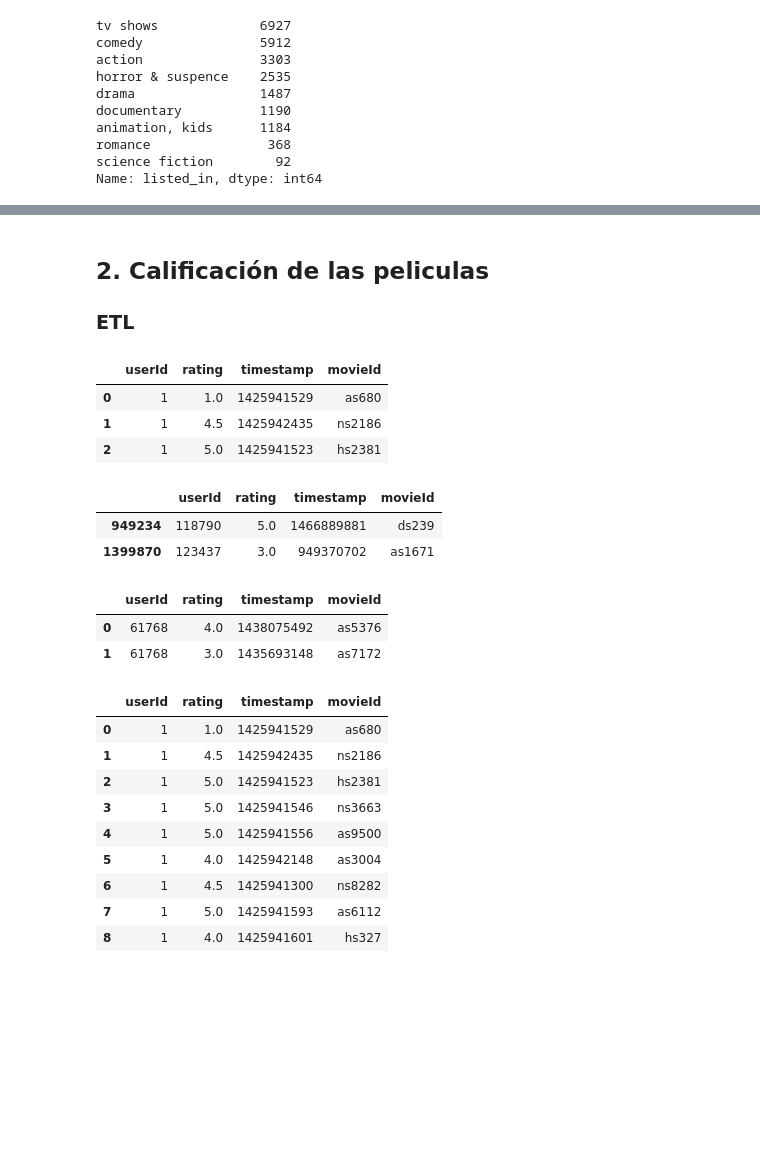
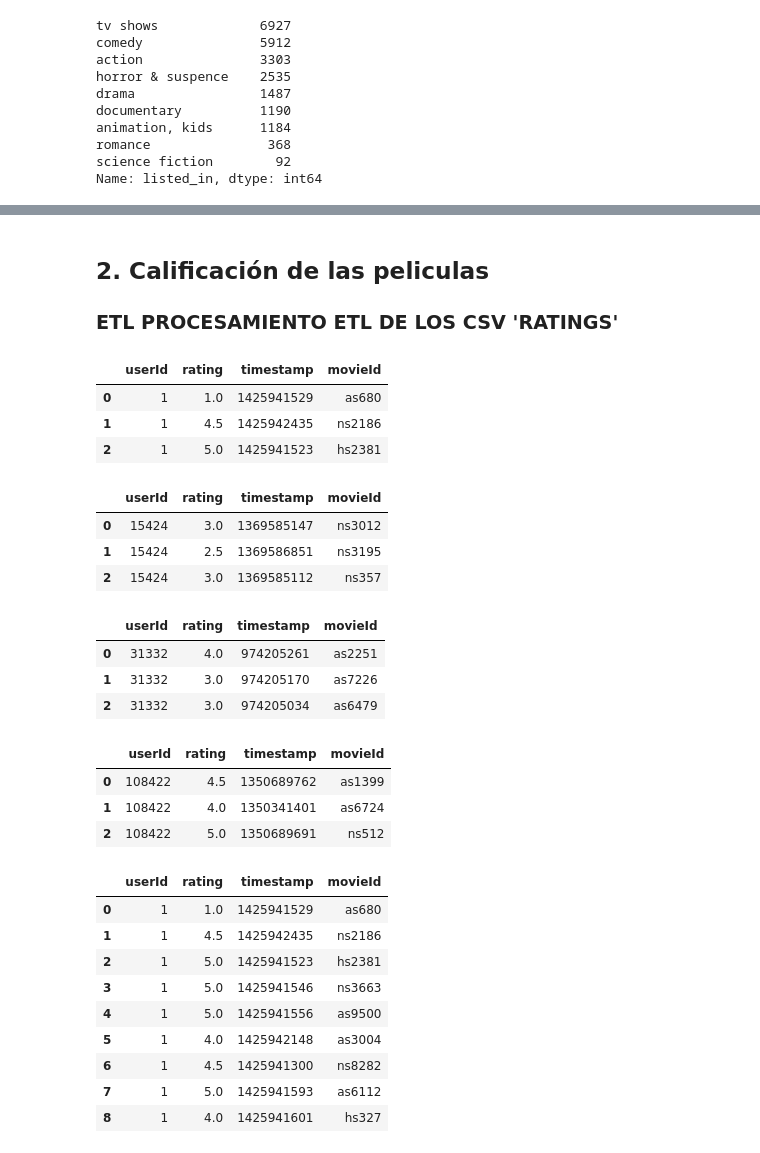
Before and after one commit to jospinoponce/ModeloRecomiendaPeliculas, a Jupyter notebook: Notebooks/1.ETL_report.ipynb, the cells around one changed output, grey strips where cells are left out. Cells and saved outputs as stored; diff of their text form; code cells hidden in the pictures; blank space fills up the shorter version.

```diff
--- a/Notebooks/ETL_report.ipynb
+++ b/Notebooks/1.ETL_report.ipynb
@@ -328,6 +323,6 @@ Se exporta el dataframe para el desarrollo del proyecto.
 # %% [markdown]
 ## 2. Calificación de las peliculas
-### ETL
+### ETL PROCESAMIENTO ETL DE LOS CSV 'RATINGS'
 # %%
 # Se importan los csv
 
@@ -346,18 +341,27 @@ df1.head(3)
 | 0 | 1 | 1.0 | 1425941529 | as680 |
 | 1 | 1 | 4.5 | 1425942435 | ns2186 |
 | 2 | 1 | 5.0 | 1425941523 | hs2381 |
-# %%
-df8.sample(2)
-# %% [output]
-|  | userId | rating | timestamp | movieId |
-| 949234 | 118790 | 5.0 | 1466889881 | ds239 |
-| 1399870 | 123437 | 3.0 | 949370702 | as1671 |
-# %%
-df5.head(2)
-# %% [output]
-|  | userId | rating | timestamp | movieId |
-| 0 | 61768 | 4.0 | 1438075492 | as5376 |
-| 1 | 61768 | 3.0 | 1435693148 | as7172 |
+# %%
+df2.head(3)
+# %% [output]
+|  | userId | rating | timestamp | movieId |
+| 0 | 15424 | 3.0 | 1369585147 | ns3012 |
+| 1 | 15424 | 2.5 | 1369586851 | ns3195 |
+| 2 | 15424 | 3.0 | 1369585112 | ns357 |
+# %%
+df3.head(3)
+# %% [output]
+|  | userId | rating | timestamp | movieId |
+| 0 | 31332 | 4.0 | 974205261 | as2251 |
+| 1 | 31332 | 3.0 | 974205170 | as7226 |
+| 2 | 31332 | 3.0 | 974205034 | as6479 |
+# %%
+df8.head(3)
+# %% [output]
+|  | userId | rating | timestamp | movieId |
+| 0 | 108422 | 4.5 | 1350689762 | as1399 |
+| 1 | 108422 | 4.0 | 1350341401 | as6724 |
+| 2 | 108422 | 5.0 | 1350689691 | ns512 |
 # %%
 # Se crea un solo dataframe
 
```
Also changed, not shown: parts of 14 cells of this notebook, 3 other files.
